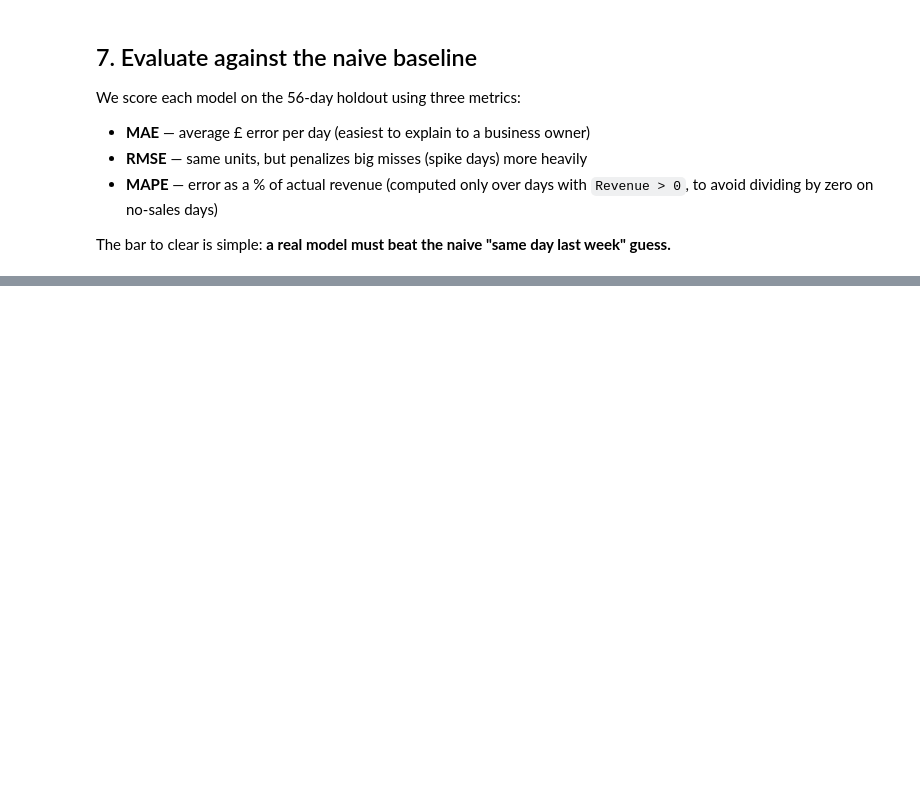
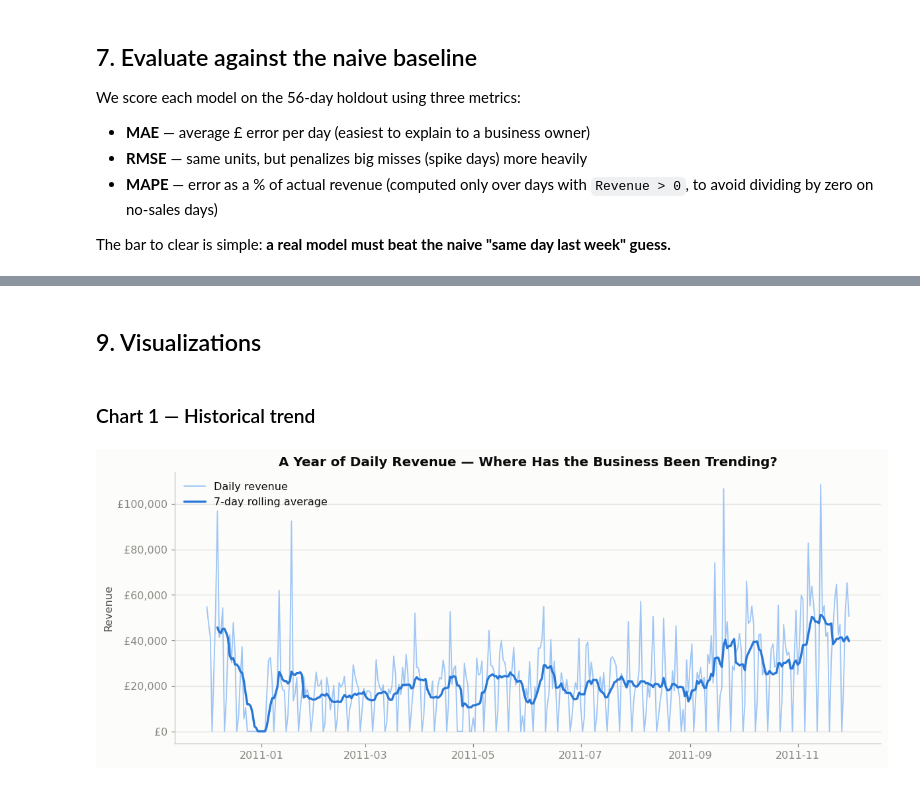
Before and after one commit to SONWA560/FUTURE_ML_01, a Jupyter notebook: notebooks/01_sales_forecasting.ipynb, the cells around one changed output, grey strips where cells are left out. Saved outputs shown, nothing was run; the diff lists cells and outputs as text; code cells hidden in the pictures; blank space fills up the shorter version.

```diff
--- a/notebooks/01_sales_forecasting.ipynb
+++ b/notebooks/01_sales_forecasting.ipynb
@@ -364,0 +372,25 @@ On a typical day, the Linear Regression forecast is off by about £10,480 — ro
+# %%
+from forecasting import forecast_future
+
+final_model = LinearRegression()
+final_model.fit(feat[FEATURE_COLS], feat[TARGET_COL])
+
+history_series = daily_revenue.set_index("Date")["Revenue"]
+series_start = daily_revenue["Date"].min()
+future_holidays = holidays_pkg.UK(years=[2010, 2011, 2012])
+
+FORECAST_HORIZON = 30
+forecast_df = forecast_future(
+    model=final_model,
+    history_revenue=history_series,
+    feature_cols=FEATURE_COLS,
+    series_start=series_start,
+    horizon_days=FORECAST_HORIZON,
+    holidays_calendar=future_holidays,
+)
+
+holdout_rmse = results_df.loc["Linear Regression", "RMSE (£)"]
+print(f"Forecasting {FORECAST_HORIZON} days: {forecast_df.index.min().date()} to {forecast_df.index.max().date()}")
+print(f"Forecast average: £{forecast_df['Forecast'].mean():,.0f}/day  |  historical average: £{avg_daily_revenue:,.0f}/day")
+assert (forecast_df["Forecast"] >= 0).all(), "Forecast produced negative revenue"
+forecast_df.head()
@@ -364,0 +407,18 @@ On a typical day, the Linear Regression forecast is off by about £10,480 — ro
+# %% [markdown]
+## 9. Visualizations
+# %% [markdown]
+### Chart 1 — Historical trend
+# %%
+fig, ax = plt.subplots(figsize=(11, 4.5))
+hist = daily_revenue.set_index("Date")["Revenue"]
+ax.plot(hist.index, hist.values, color=SERIES_2_BAND, linewidth=1.2, label="Daily revenue")
+ax.plot(hist.index, hist.rolling(7).mean(), color=SERIES_1, linewidth=2.2, label="7-day rolling average")
+ax.set_title("A Year of Daily Revenue — Where Has the Business Been Trending?")
+ax.set_ylabel("Revenue")
+currency_axis(ax)
+ax.legend(frameon=False, loc="upper left")
+fig.tight_layout()
+fig.savefig("../outputs/figures/01_historical_trend.png")
+plt.show()
+# %% [output]
+[figure, added]
```
Also changed, not shown: parts of 16 cells of this notebook, 7 other files.
